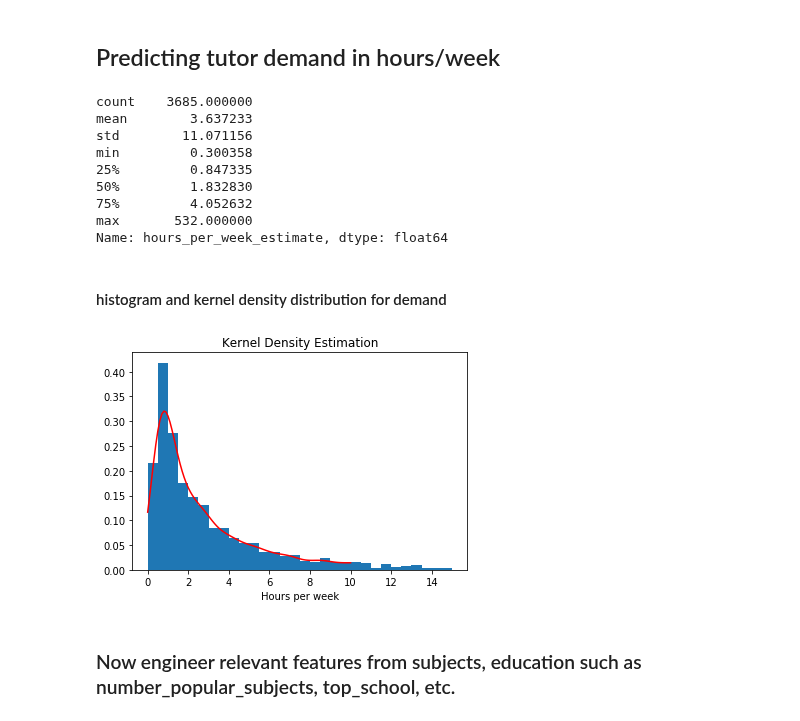
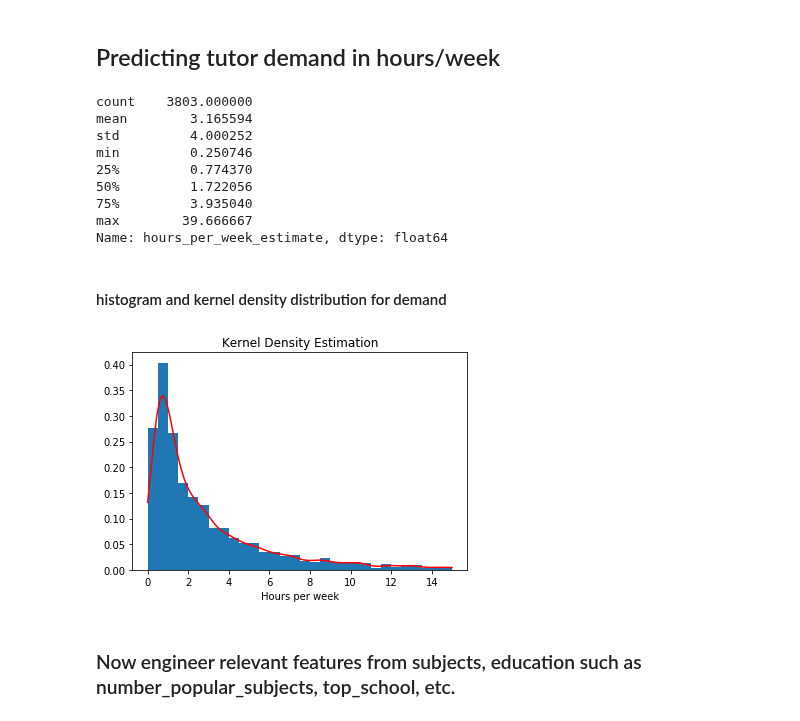
Before and after one commit to vijayoct27/tutor_prediction, a Jupyter notebook: notebook/tutor_demand.ipynb, the cells around one changed output. Drawn from its saved outputs; the diff is of its cells as text; code cells hidden in the pictures.

```diff
--- a/notebook/tutor_demand.ipynb
+++ b/notebook/tutor_demand.ipynb
@@ -45,8 +45,8 @@ df_eng = pd.concat([df_eng, df_nlp], axis=1)
 
 # cuts on targets
 
-#df_eng = df_eng.loc[df_eng[df_eng['hours_per_week_estimate'] < 20].index]
-df_eng = df_eng.loc[df_eng[df_eng['hours_per_week_estimate'] > 0.3].index]
+df_eng = df_eng.loc[df_eng[df_eng['hours_per_week_estimate'] < 40].index]
+df_eng = df_eng.loc[df_eng[df_eng['hours_per_week_estimate'] > 0.25].index]
 #df_eng = df_eng.loc[df_eng[df_eng['hours_tutor'] <= 1000].index]
 
 #df_eng = df_eng.loc[df_eng[df_eng['rate'] <= 200].index]
@@ -55,30 +55,30 @@ df_eng = df_eng.loc[df_eng[df_eng['hours_per_week_estimate'] > 0.3].index]
 # %%
 df_eng['hours_per_week_estimate'].describe()
 # %% [output]
-count    3685.000000
-mean        3.637233
-std        11.071156
-min         0.300358
-25%         0.847335
-50%         1.832830
-75%         4.052632
-max       532.000000
+count    3803.000000
+mean        3.165594
+std         4.000252
+min         0.250746
+25%         0.774370
+50%         1.722056
+75%         3.935040
+max        39.666667
 Name: hours_per_week_estimate, dtype: float64
 # %% [markdown]
 #### histogram and kernel density distribution for demand
 # %%
 plt.hist(df_eng.hours_per_week_estimate, bins=30, range=(0,15), density=True)
 plt.xlabel('Hours per week')
-gkde = stats.gaussian_kde(df_eng.hours_per_week_estimate, bw_method = 0.04, weights=None)
-ind = np.linspace(0,10,101)
+gkde = stats.gaussian_kde(df_eng.hours_per_week_estimate, bw_method = 0.1, weights=None)
+ind = np.linspace(0,15,101)
 kdepdf = gkde.evaluate(ind)
 plt.plot(ind, kdepdf, label='kde', color="r")
 plt.title('Kernel Density Estimation')
 #plt.legend()
 plt.savefig('kde-demand.png', dpi=100)
 plt.show()
 # %% [output]
-[figure, old version]
+[figure, new version]
 # %% [markdown]
 ### Now engineer relevant features from subjects, education such as number_popular_subjects, top_school, etc.
 # %%
```
Also changed, not shown: parts of 3 cells of this notebook, 4 other files.
